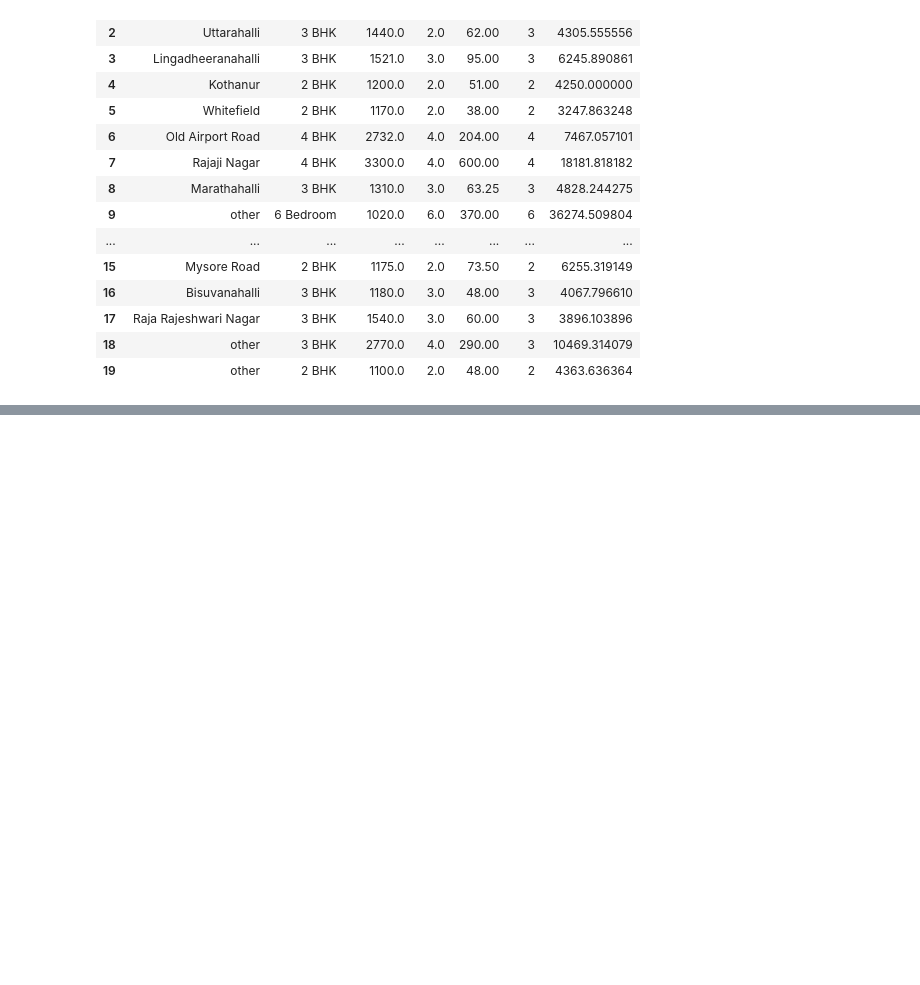
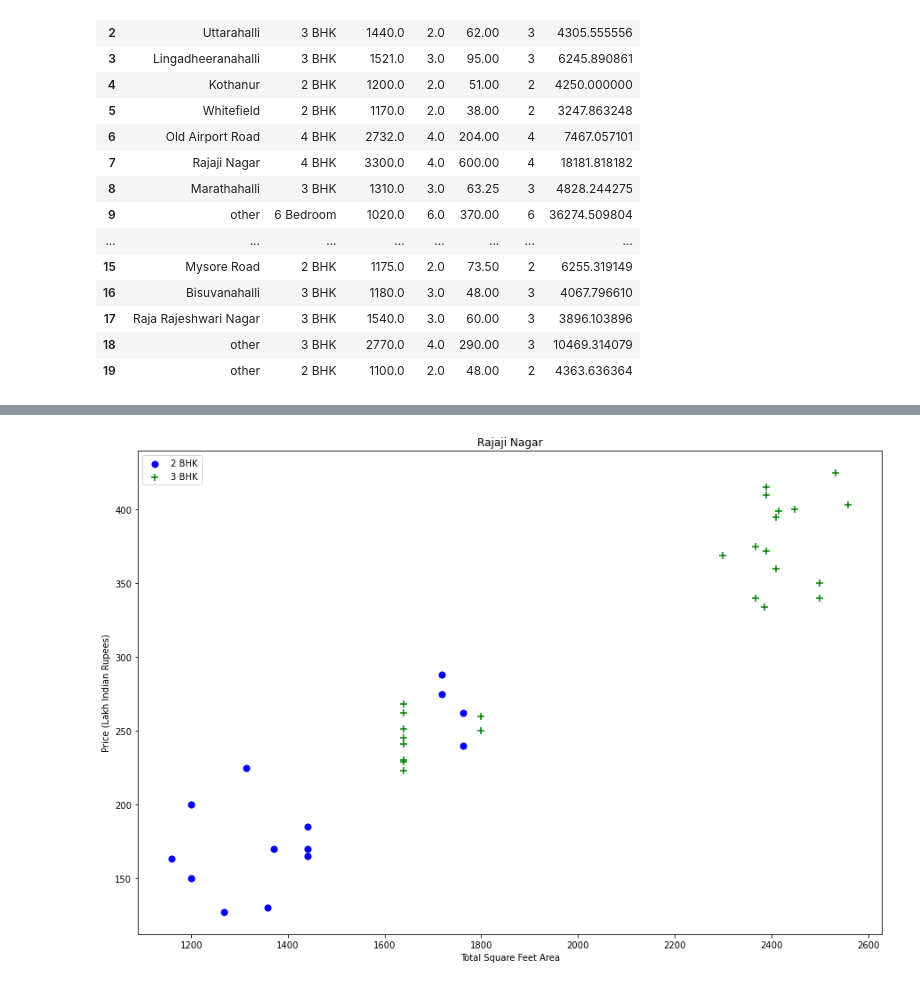
Before and after one commit to yogesh895/Real-Estate-House-Price-Prediction, a Jupyter notebook: House Price Prediction.ipynb, the cells around one changed output, grey strips where cells are left out. Cells and saved outputs as stored; diff of their text form; code cells hidden in the pictures; blank space fills up the shorter version.

```diff
--- a/House Price Prediction.ipynb
+++ b/House Price Prediction.ipynb
@@ -315,0 +407,4 @@ df5.head(20)
+# %%
+plot_scatter_chart(df8,"Rajaji Nagar")
+# %% [output]
+[figure, added]
```
Also changed, not shown: parts of 23 cells of this notebook.
